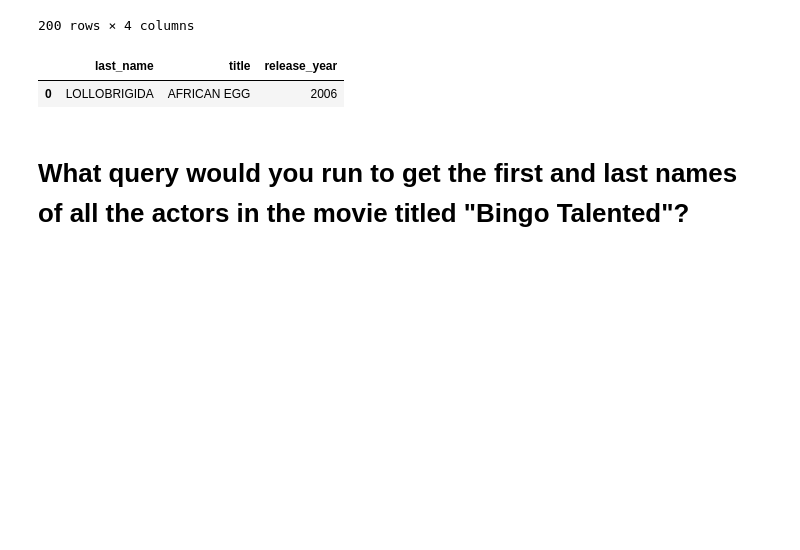
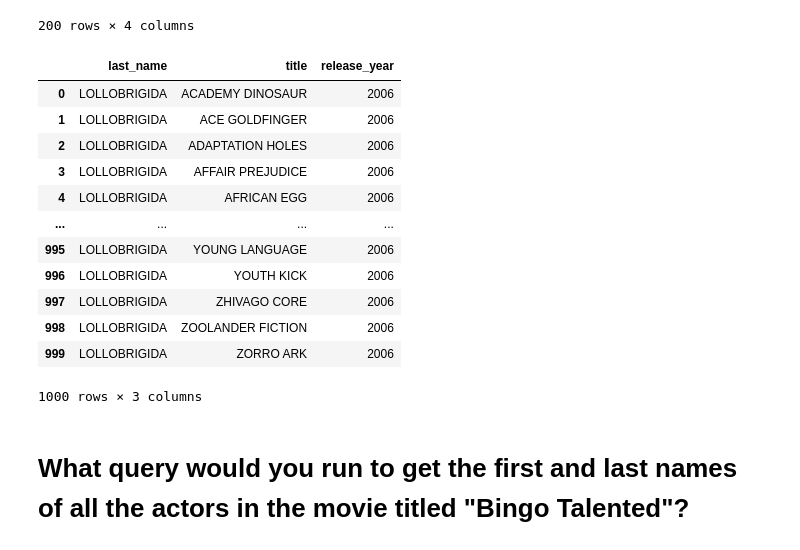
Before and after one commit to aliceechen1206/Queries-Sakila, a Jupyter notebook: Queries Sakila.ipynb, the cells around one changed output. Saved outputs shown, nothing was run; the diff lists cells and outputs as text; code cells hidden in the pictures; blank space fills up the shorter version.

```diff
--- a/Queries Sakila.ipynb
+++ b/Queries Sakila.ipynb
@@ -139,14 +155,25 @@ pd.read_sql(actor, engine)
 # %%
 q = """
 SELECT actor.last_name, film.title, film.release_year
-FROM film
-JOIN actor ON film.film_id = actor.actor_id
+FROM actor
+JOIN film
 WHERE actor.last_name = 'Lollobrigida';
 """
 pd.read_sql(q, engine)
 # %% [output]
 |  | last_name | title | release_year |
-| 0 | LOLLOBRIGIDA | AFRICAN EGG | 2006 |
+| 0 | LOLLOBRIGIDA | ACADEMY DINOSAUR | 2006 |
+| 1 | LOLLOBRIGIDA | ACE GOLDFINGER | 2006 |
+| 2 | LOLLOBRIGIDA | ADAPTATION HOLES | 2006 |
+| 3 | LOLLOBRIGIDA | AFFAIR PREJUDICE | 2006 |
+| 4 | LOLLOBRIGIDA | AFRICAN EGG | 2006 |
+| ... | ... | ... | ... |
+| 995 | LOLLOBRIGIDA | YOUNG LANGUAGE | 2006 |
+| 996 | LOLLOBRIGIDA | YOUTH KICK | 2006 |
+| 997 | LOLLOBRIGIDA | ZHIVAGO CORE | 2006 |
+| 998 | LOLLOBRIGIDA | ZOOLANDER FICTION | 2006 |
+| 999 | LOLLOBRIGIDA | ZORRO ARK | 2006 |
+1000 rows × 3 columns
 # %% [markdown]
 # What query would you run to get the first and last names of all the actors in the movie titled "Bingo Talented"?
 # %%
```
Also changed, not shown: parts of 3 cells of this notebook.
